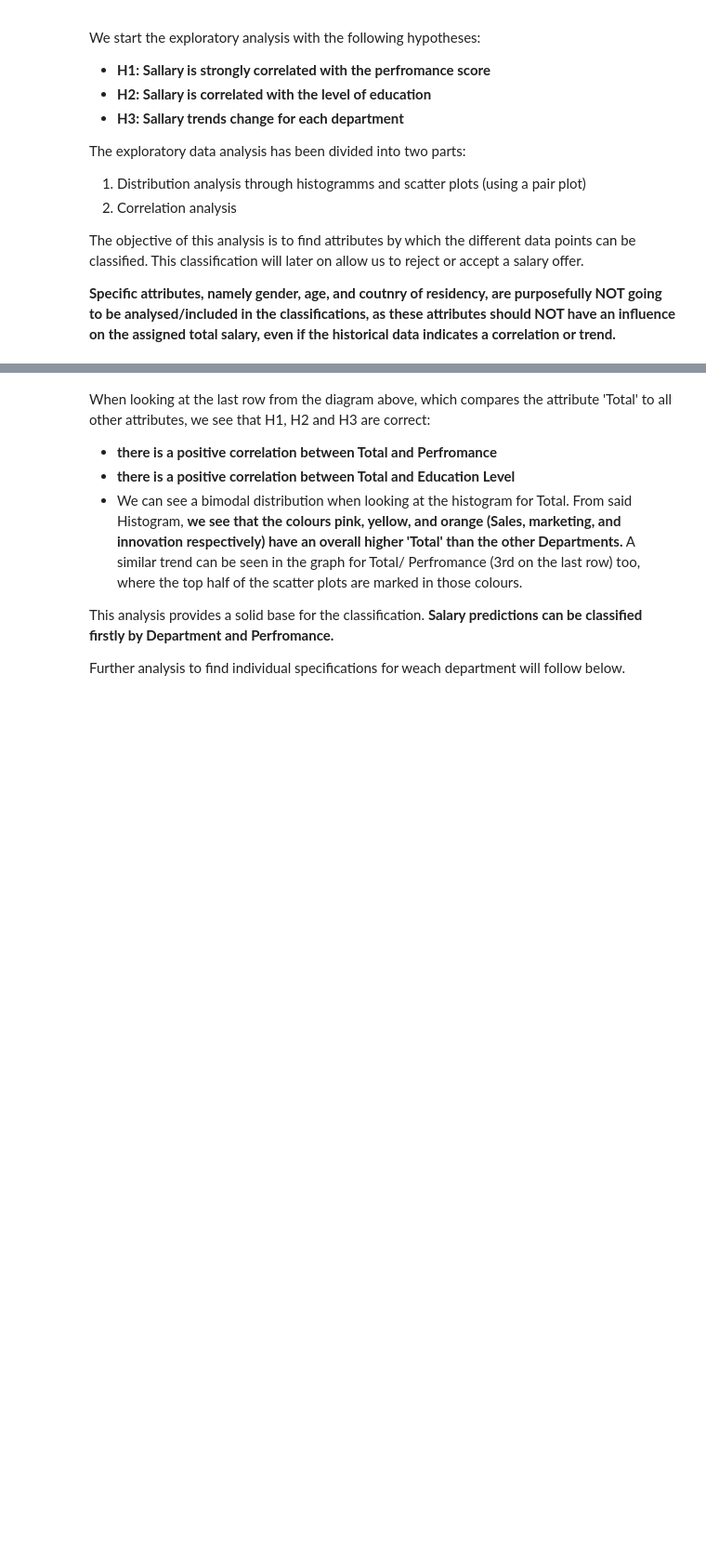
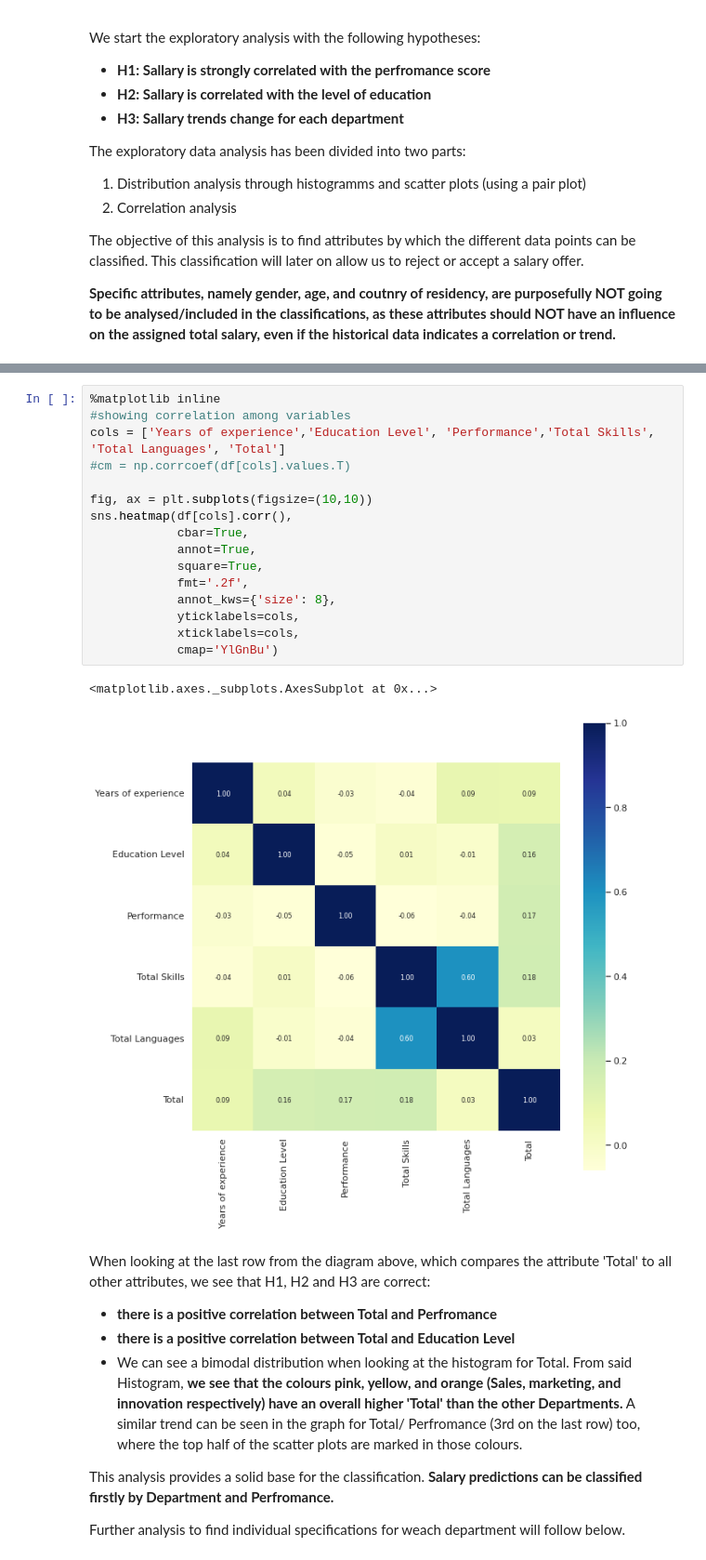
Before and after one commit to FHnt97/RUG_TOM_SIO, a Jupyter notebook: Assignment_A_4_2.ipynb, the cells around one changed output, grey strips where cells are left out. Shown at 93% size. Drawn from its saved outputs; the diff is of its cells as text; blank space fills up the shorter version.

```diff
--- a/Assignment_A_4_2.ipynb
+++ b/Assignment_A_4_2.ipynb
@@ -197,6 +199,25 @@ sns.pairplot(df[cols], hue = 'Department', palette="Accent", corner=True, height
 plt.tight_layout()
 # %% [output]
 [figure]
+# %%
+%matplotlib inline
+#showing correlation among variables
+cols = ['Years of experience','Education Level', 'Performance','Total Skills', 'Total Languages', 'Total']
+#cm = np.corrcoef(df[cols].values.T)
+
+fig, ax = plt.subplots(figsize=(10,10))
+sns.heatmap(df[cols].corr(),
+            cbar=True,
+            annot=True,
+            square=True,
+            fmt='.2f',
+            annot_kws={'size': 8},
+            yticklabels=cols,
+            xticklabels=cols,
+            cmap='YlGnBu')
+# %% [output]
+<matplotlib.axes._subplots.AxesSubplot at 0x...>
+[figure, added]
 # %% [markdown]
 When looking at the last row from the diagram above, which compares the attribute 'Total' to all other attributes, we see that H1, H2 and H3 are correct:
 - **there is a positive correlation between Total and Perfromance**
```
Also changed, not shown: parts of 10 cells of this notebook.
